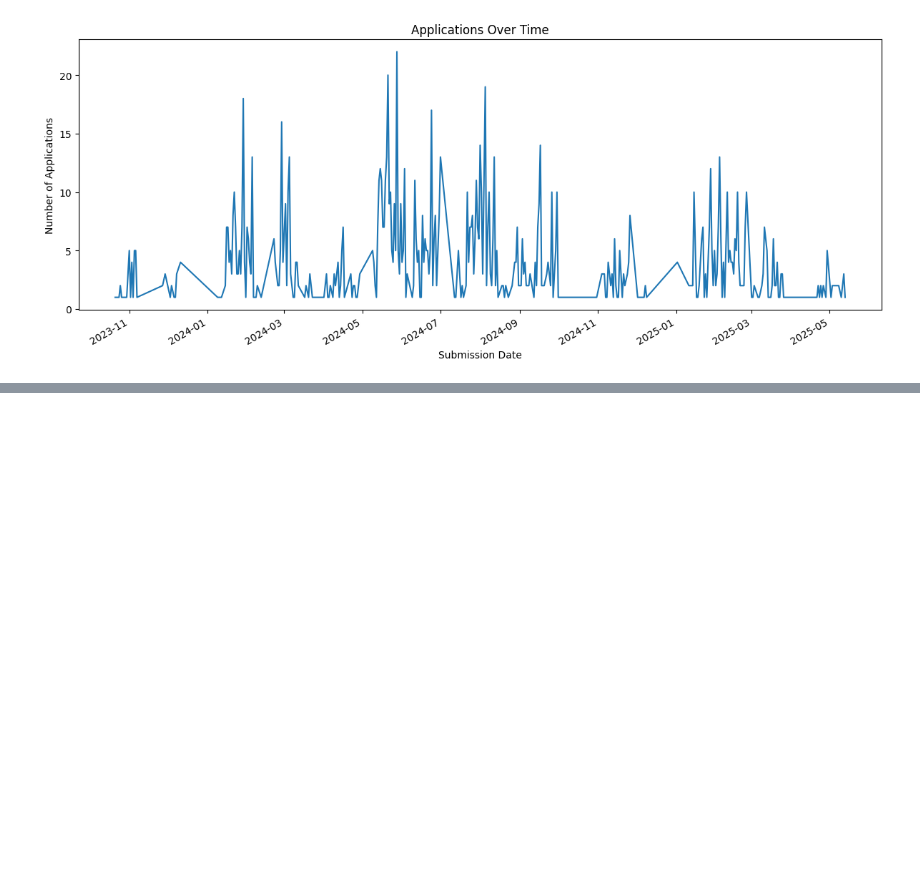
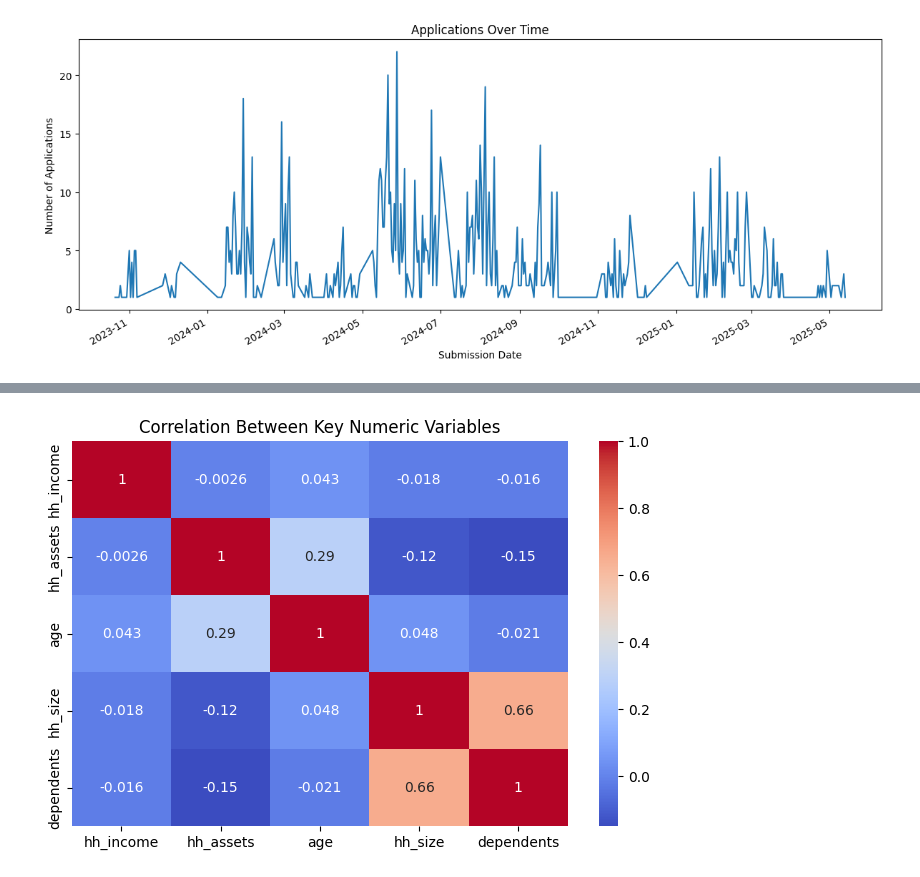
Before and after one commit to BU-Spark/pitne-affordable-housing-efficacy, a Jupyter notebook: fa25-team-a/eda/Rohan_S2.ipynb, the cells around one changed output, grey strips where cells are left out. Saved outputs shown, nothing was run; the diff lists cells and outputs as text; code cells hidden in the pictures; blank space fills up the shorter version.

```diff
--- a/fa25-team-a/eda/Rohan_S2.ipynb
+++ b/fa25-team-a/eda/Rohan_S2.ipynb
@@ -307,0 +417,7 @@ plt.show()
+# %%
+plt.figure(figsize=(8,5))
+sns.heatmap(df[['hh_income', 'hh_assets', 'age', 'hh_size', 'dependents']].corr(), annot=True, cmap='coolwarm')
+plt.title('Correlation Between Key Numeric Variables')
+plt.show()
+# %% [output]
+[figure, added]
```
Also changed, not shown: parts of 17 cells of this notebook.
